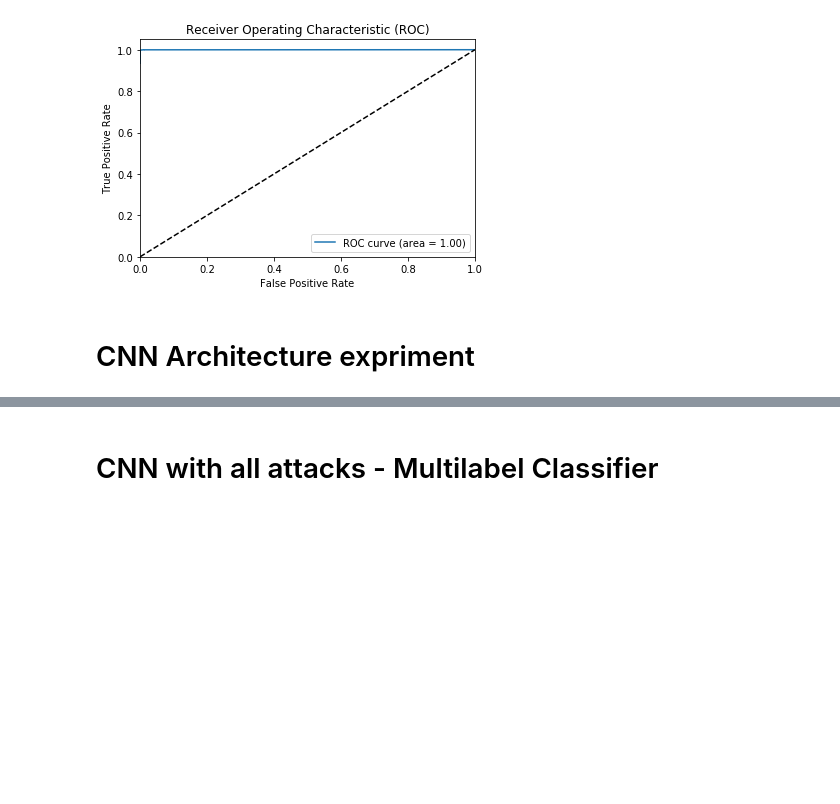
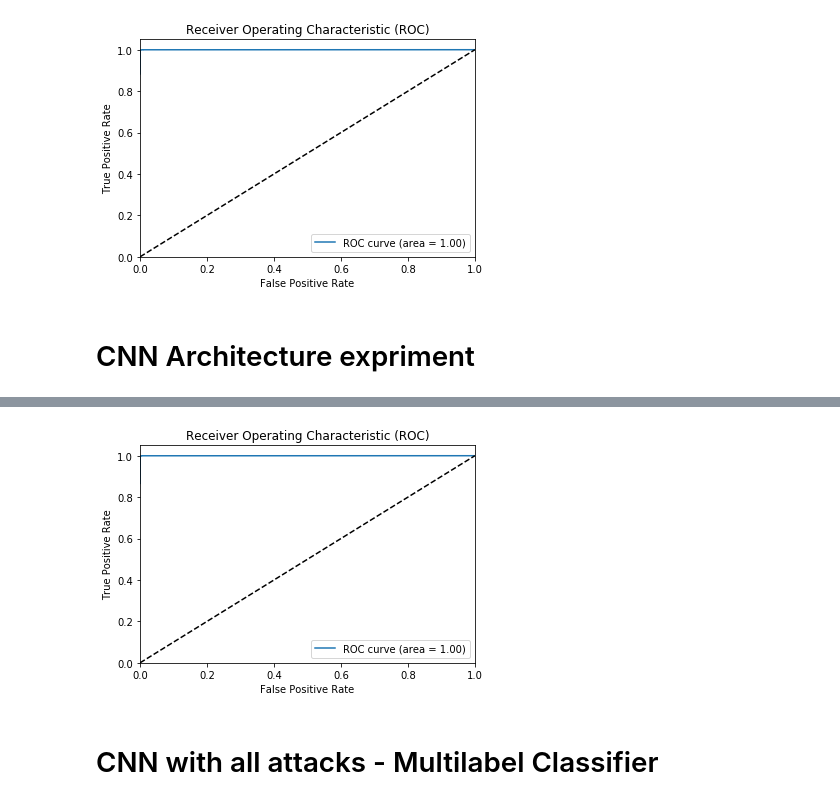
Before and after one commit to chandinin/AIML215, a Jupyter notebook: Project 3/MIni_project_3_sid.ipynb, the cells around one changed output, grey strips where cells are left out. Saved outputs shown, nothing was run; the diff lists cells and outputs as text; code cells hidden in the pictures; blank space fills up the shorter version.

```diff
--- a/Project 3/MIni_project_3_sid.ipynb
+++ b/Project 3/MIni_project_3_sid.ipynb
@@ -573,27 +573,27 @@ plot_roc(pred,y_true)
 cnn_exp = Sequential()
 
 # Conv2D layer 1
-cnn_exp.add(Conv2D(64, kernel_size=(1, 3), strides=(1, 1), padding='valid',
+cnn_exp.add(Conv2D(41, kernel_size=(1, 3), strides=(1, 1), padding='valid',
                  activation='relu',
                  input_shape=(1,121,1)))
 # %%
-cnn_exp.add(Conv2D(64, (1, 3), activation='relu'))
+cnn_exp.add(Conv2D(41, (1, 3), activation='relu'))
 
 cnn_exp.add(MaxPooling2D(pool_size=(1, 2), strides=None))
 
-cnn_exp.add(Conv2D(128, (1, 3), activation='relu'))
+cnn_exp.add(Conv2D(82, (1, 3), activation='relu'))
 
-cnn_exp.add(Conv2D(128, (1, 3), activation='relu'))
+cnn_exp.add(Conv2D(82, (1, 3), activation='relu'))
 
-cnn_exp.add(Conv2D(128, (1, 3), activation='relu'))
+cnn_exp.add(Conv2D(82, (1, 3), activation='relu'))
 
 cnn_exp.add(MaxPooling2D(pool_size=(1, 2), strides=None))
 
-cnn_exp.add(Conv2D(256, (1, 3), activation='relu'))
+cnn_exp.add(Conv2D(164, (1, 3), activation='relu'))
 
-cnn_exp.add(Conv2D(256, (1, 3), activation='relu'))
+cnn_exp.add(Conv2D(164, (1, 3), activation='relu'))
 
-cnn_exp.add(Conv2D(256, (1, 3), activation='relu'))
+cnn_exp.add(Conv2D(164, (1, 3), activation='relu'))
 
 cnn_exp.add(MaxPooling2D(pool_size=(1, 2), strides=None))
 
@@ -670,7 +712,9 @@ print(classification_report(y_true, pred))
 # %%
-pred = cnn.predict(x_test)
+pred = cnn_exp.predict(x_test)
 pred = pred[:,1]
 plot_roc(pred,y_true)
+# %% [output]
+[figure, added]
 # %% [markdown]
 # CNN with all attacks - Multilabel Classifier
 # %%
```
Also changed, not shown: parts of 16 cells of this notebook.
